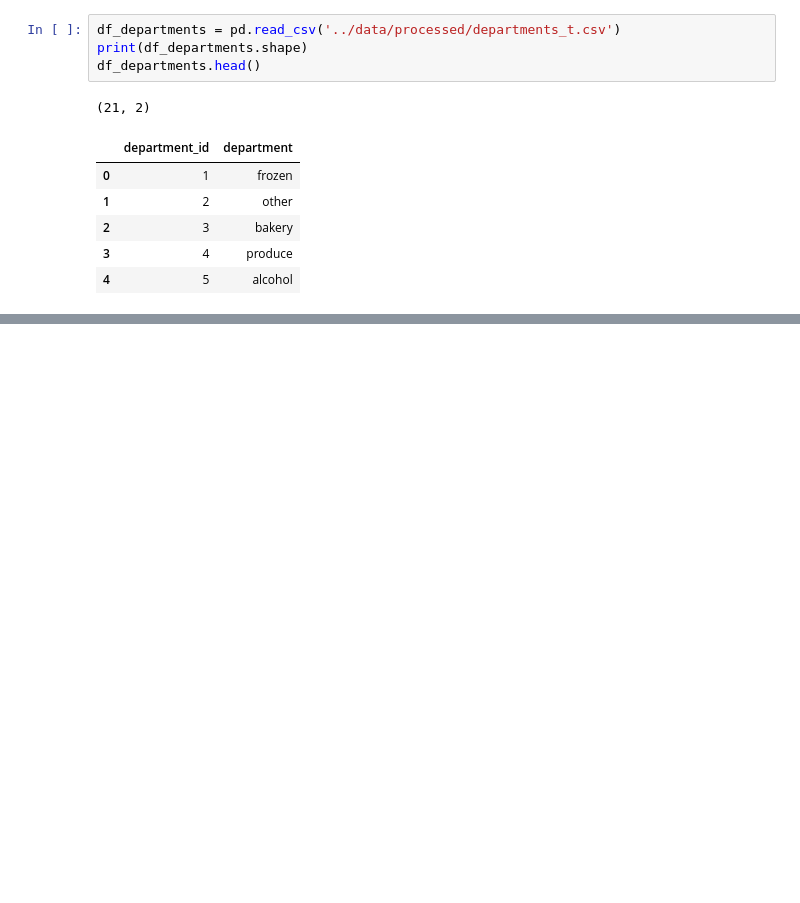
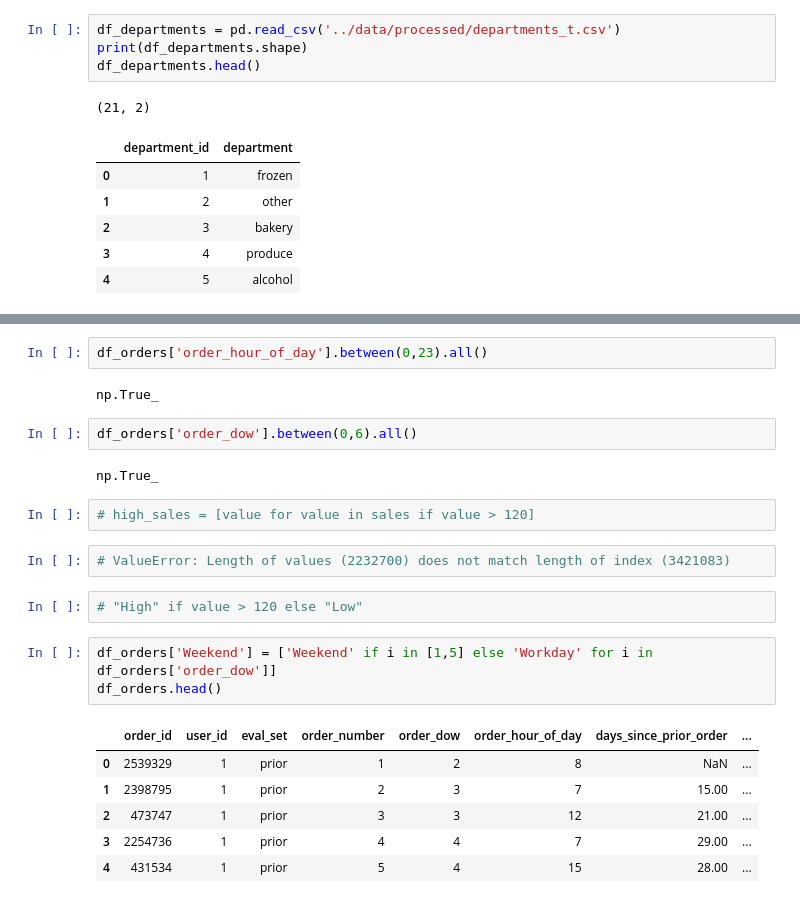
Before and after one commit to VahYavryan/data_analytics_with_phyton, a Jupyter notebook: notebooks/06_prepared.ipynb, the cells around one changed output, grey strips where cells are left out. Drawn from its saved outputs; the diff is of its cells as text; blank space fills up the shorter version.

```diff
--- a/notebooks/06_prepared.ipynb
+++ b/notebooks/06_prepared.ipynb
@@ -64,0 +212,24 @@ df_departments.head()
+# %%
+df_orders['order_hour_of_day'].between(0,23).all()
+# %% [output]
+np.True_
+# %%
+df_orders['order_dow'].between(0,6).all()
+# %% [output]
+np.True_
+# %%
+# high_sales = [value for value in sales if value > 120]
+# %%
+# ValueError: Length of values (2232700) does not match length of index (3421083)
+# %%
+# "High" if value > 120 else "Low"
+# %%
+df_orders['Weekend'] = ['Weekend' if i in [1,5] else 'Workday' for i in df_orders['order_dow']]
+df_orders.head()
+# %% [output]
+|  | order_id | user_id | eval_set | order_number | order_dow | order_hour_of_day | days_since_prior_order | ... |
+| 0 | 2539329 | 1 | prior | 1 | 2 | 8 | NaN | ... |
+| 1 | 2398795 | 1 | prior | 2 | 3 | 7 | 15.00 | ... |
+| 2 | 473747 | 1 | prior | 3 | 3 | 12 | 21.00 | ... |
+| 3 | 2254736 | 1 | prior | 4 | 4 | 7 | 29.00 | ... |
+| 4 | 431534 | 1 | prior | 5 | 4 | 15 | 28.00 | ... |
```
Also changed, not shown: parts of 46 cells of this notebook.
